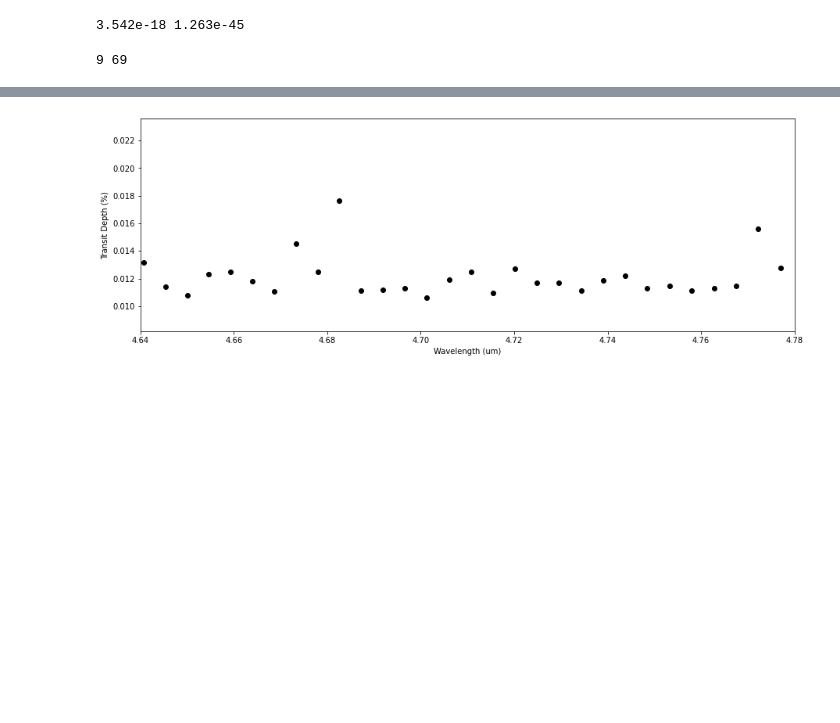
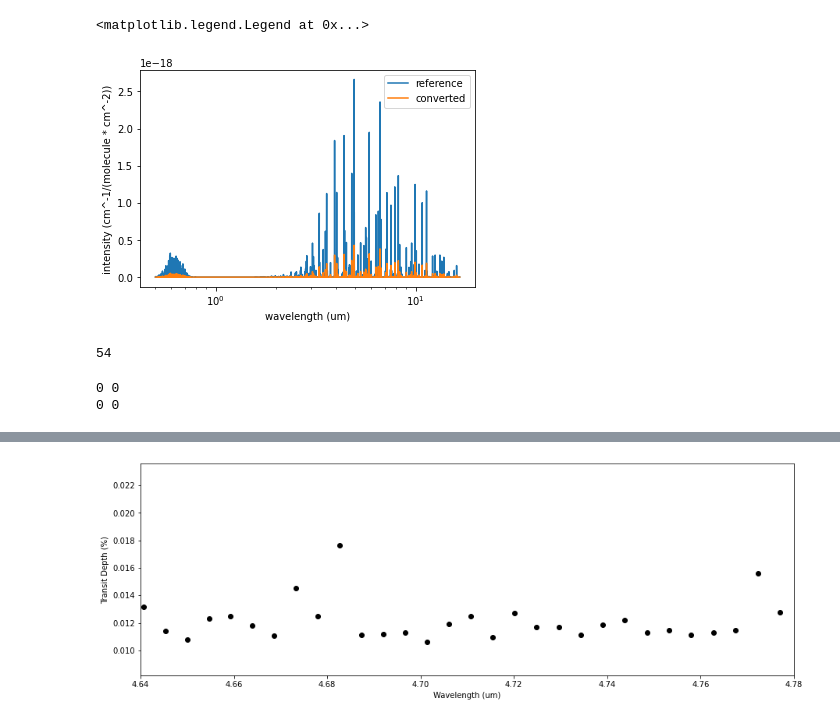
Before and after one commit to saracha413/betelgeuse, a Jupyter notebook: line_labels.ipynb, the cells around one changed output, grey strips where cells are left out. Saved outputs shown, nothing was run; the diff lists cells and outputs as text; code cells hidden in the pictures; blank space fills up the shorter version.

```diff
--- a/line_labels.ipynb
+++ b/line_labels.ipynb
@@ -14,7 +14,17 @@ earth_wave, earth_flux = np.loadtxt(earth_infile, unpack=True, skiprows=2)
 earth_wave = earth_wave * 1e6
 # %%
 #this is a big file - will take a minute to load it in
-hitran_infile = '/Users/saravannah/AstroSpec/Kempton_line_lists/onlyH2O_CO_CO2_CH4/619d10f5.out.txt' #'/Users/saravannah/AstroSpec/Kempton_line_lists/618ec803.out.txt'
-nu_spec, S_spec, ID_spec, _, _, _, _, _ = np.loadtxt(hitran_infile, unpack=True)
+hitran_infile = '/Users/saravannah/Desktop/H2O_big/61af93db.txt'#'/Users/saravannah/AstroSpec/Kempton_line_lists/onlyH2O_CO_CO2_CH4/619d10f5.out.txt' #'/Users/saravannah/AstroSpec/Kempton_line_lists/618ec803.out.txt'
+nu_spec, S_spec, A, E_lower, iso_ID, molec_ID, _, _, _= np.loadtxt(hitran_infile, unpack=True, skiprows=1)
 # %%
+#later you will have to change this to take molec_ID and iso_ID
+#and look for diff molecules in diff file locations
+
+#get partition function evaluated at T
 def get_partition_function(T, ID):
+
+    q_fileName = 'q'+str(int(ID))+'.txt'
+    temp, Q = np.loadtxt('/Users/saravannah/Desktop/H2O/partitions/'+q_fileName, unpack=True)
+    idx = np.where(temp == T)
+
+    return float(Q[idx])
@@ -30,13 +52,29 @@ def convert_intensity(S_ref, T, lower_energy, ID):
+# %%
+
+plt.plot(1/nu_spec*1e3, S_spec, label='reference')
+plt.plot(1/nu_spec*1e3, S_converted, label='converted')
+#plt.plot(1/nu_spec*1e3, np.abs(S_spec-S_converted), label='reference')
+plt.xlabel('wavelength (um)')
+plt.ylabel('intensity (cm^-1/(molecule * cm^-2))')
+plt.xscale('log')
+plt.legend()
+#plt.xlim([0,15])
+# %% [output]
+<matplotlib.legend.Legend at 0x...>
+[figure, added]
 # %%
-print(max(S_spec), min(S_spec))
-S_threshold = 1e-19
-hitran_mini = {'nu':[], 'ID':[]}
+#print(max(S_converted), min(S_converted))
+S_threshold = 0.1* max(S_converted)#1e-19
+hitran_mini = {'nu':[], 'molec_ID':[], 'iso_ID':[]}
 for i in range(len(nu_spec)):
-    if S_spec[i]>S_threshold:
+    if S_converted[i]>S_threshold:
         hitran_mini['nu'].append(nu_spec[i])
-        hitran_mini['ID'].append(ID_spec[i])
+        hitran_mini['molec_ID'].append(molec_ID[i])
+        hitran_mini['iso_ID'].append(iso_ID[i])
+
+print(len(hitran_mini['nu']))
 # %% [output]
-3.542e-18 1.263e-45
+54
 # %%
 #convert from wavenumber (in inverse cm) to wavelength (in um)
 def nu_to_lambda(nu):
@@ -101,7 +142,9 @@ CH4_bands, CH4_band_widths = get_bands(CH4)
 # %%
-print(len(H2O_bands), len(H2O))
+print(len(H2O_bands_1), len(H2O_1))
+print(len(H2O_bands_2), len(H2O_2))
 # %% [output]
-9 69
+0 0
+0 0
 # %%
 test1, test2 = H2O_band_widths[2]
 
```
Also changed, not shown: parts of 11 cells of this notebook.
